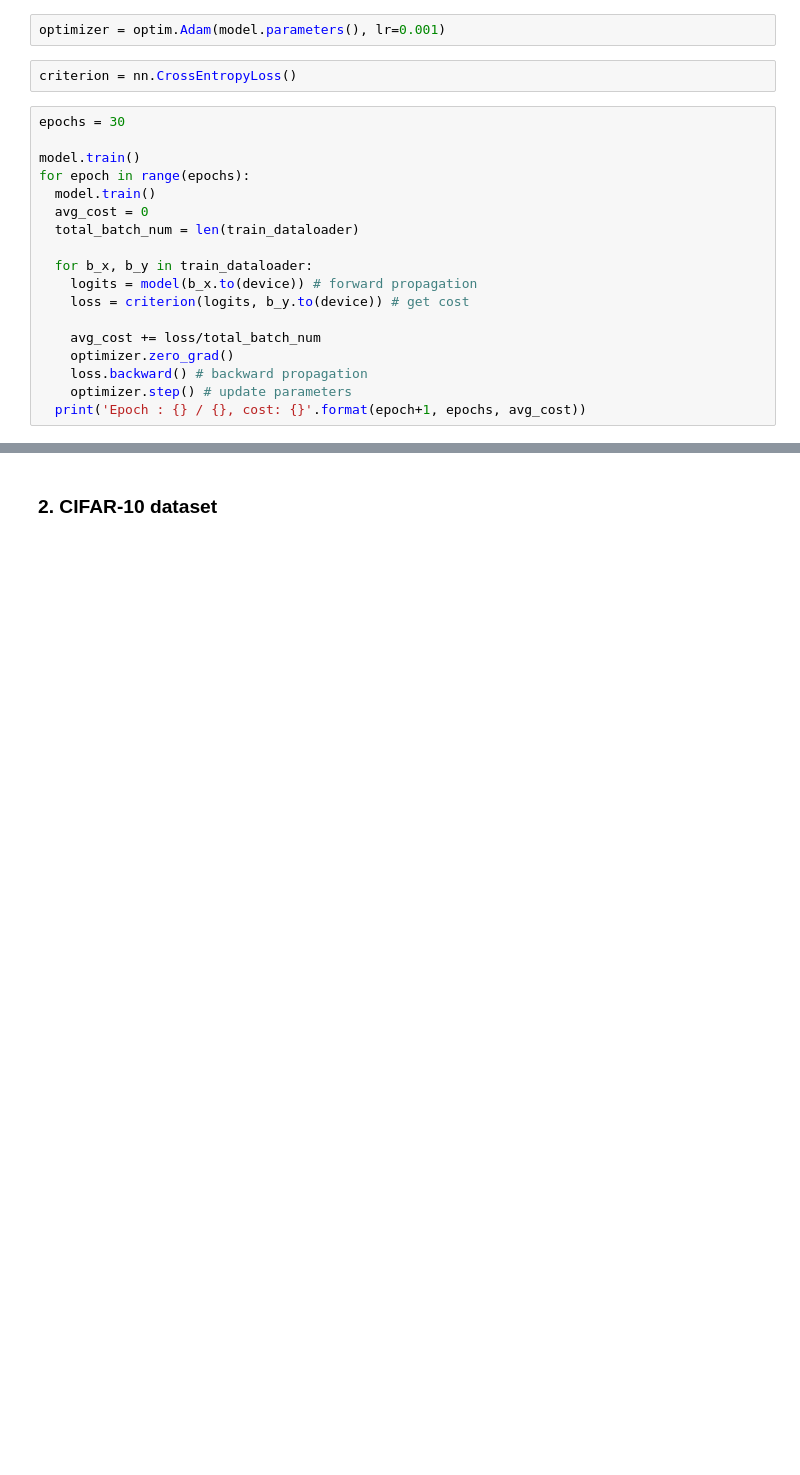
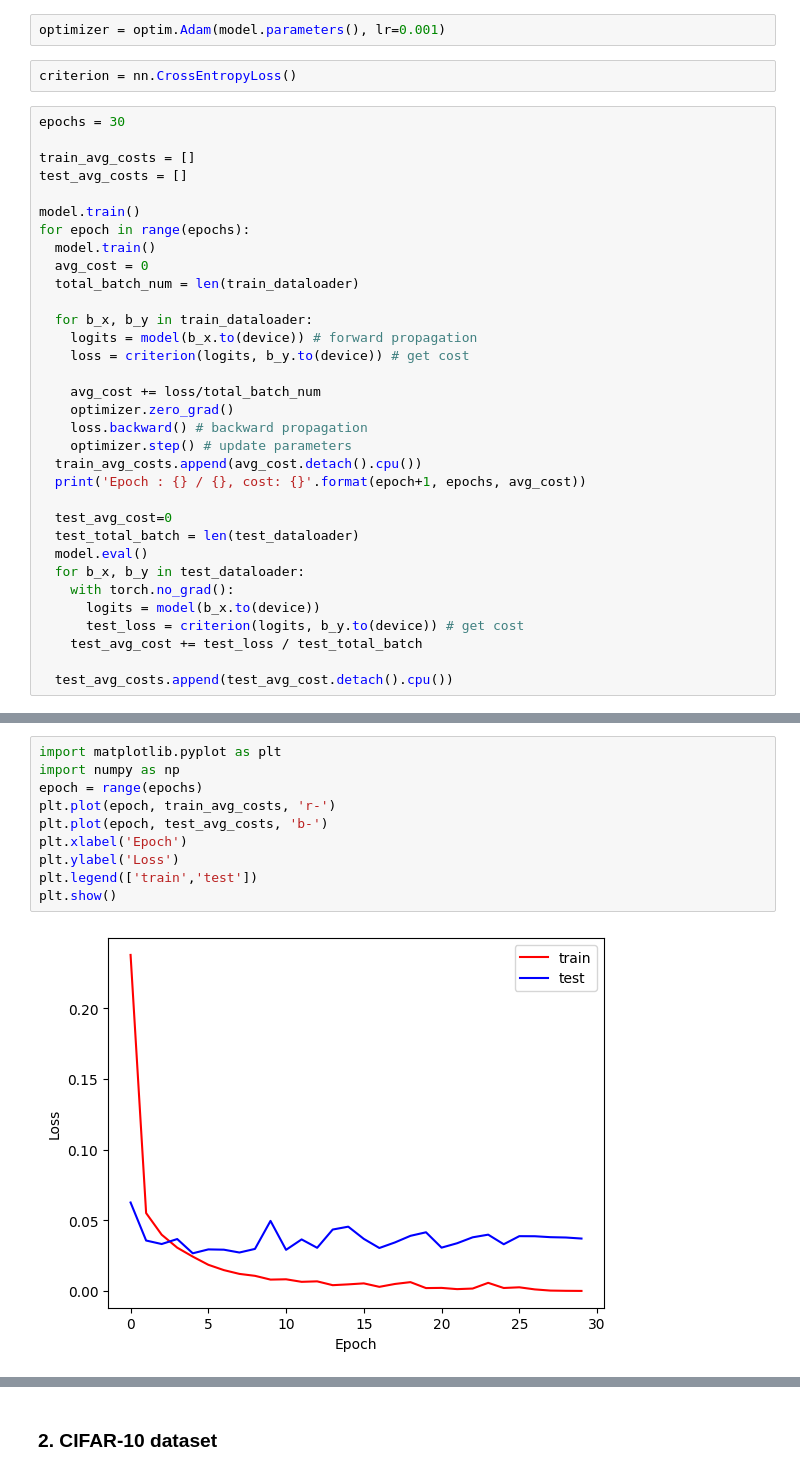
Before and after one commit to 2018007956/HYU, a Jupyter notebook: Deep_Learning/09_CNN.ipynb, the cells around one changed output, grey strips where cells are left out. Drawn from its saved outputs; the diff is of its cells as text; blank space fills up the shorter version.

```diff
--- a/Deep_Learning/09_CNN.ipynb
+++ b/Deep_Learning/09_CNN.ipynb
@@ -56,6 +57,9 @@ optimizer = optim.Adam(model.parameters(), lr=0.001)
 criterion = nn.CrossEntropyLoss()
 # %%
 epochs = 30
+
+train_avg_costs = []
+test_avg_costs = []
 
 model.train()
 for epoch in range(epochs):
@@ -71,4 +75,16 @@ for epoch in range(epochs):
     optimizer.zero_grad()
     loss.backward() # backward propagation
     optimizer.step() # update parameters
+  train_avg_costs.append(avg_cost.detach().cpu())
   print('Epoch : {} / {}, cost: {}'.format(epoch+1, epochs, avg_cost))
+
+  test_avg_cost=0
+  test_total_batch = len(test_dataloader)
+  model.eval()
+  for b_x, b_y in test_dataloader:
+    with torch.no_grad():
+      logits = model(b_x.to(device))
+      test_loss = criterion(logits, b_y.to(device)) # get cost
+    test_avg_cost += test_loss / test_total_batch
+
+  test_avg_costs.append(test_avg_cost.detach().cpu())
@@ -75,3 +109,15 @@ for epoch in range(epochs):
+# %%
+import matplotlib.pyplot as plt
+import numpy as np
+epoch = range(epochs)
+plt.plot(epoch, train_avg_costs, 'r-')
+plt.plot(epoch, test_avg_costs, 'b-')
+plt.xlabel('Epoch')
+plt.ylabel('Loss')
+plt.legend(['train','test'])
+plt.show()
+# %% [output]
+[figure, added]
 # %%
 correct = 0
 total = 0
```
Also changed, not shown: parts of 7 cells of this notebook.
